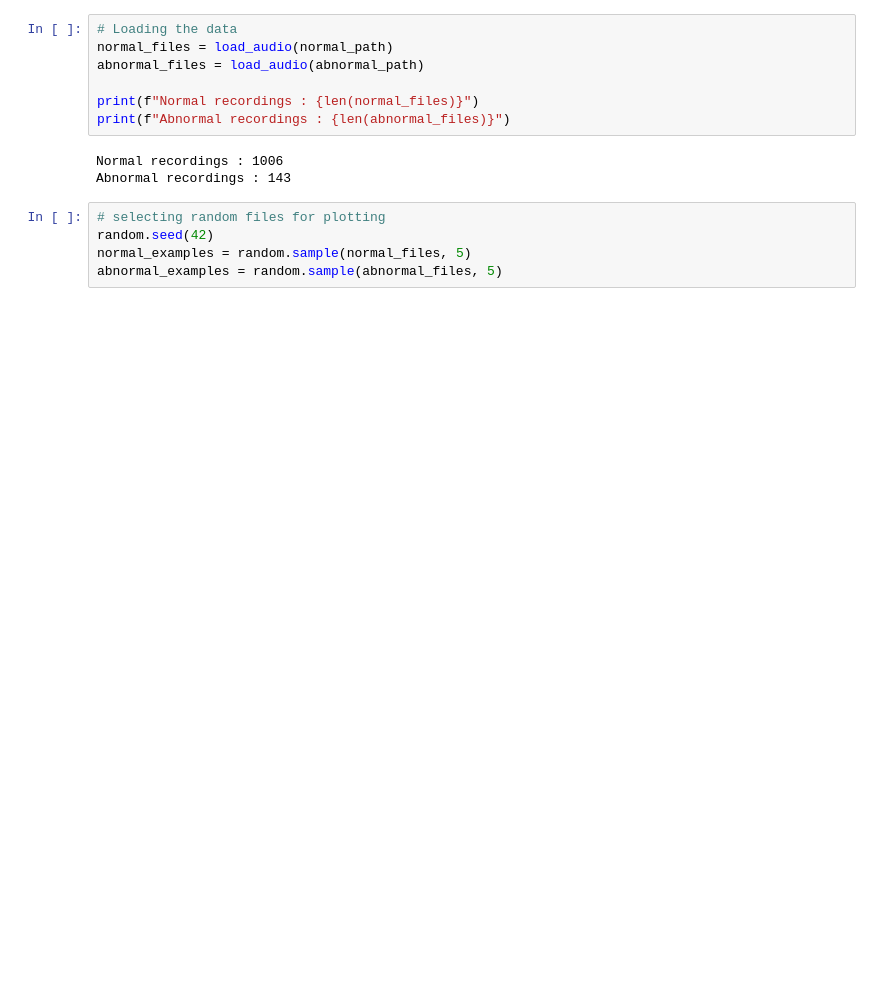
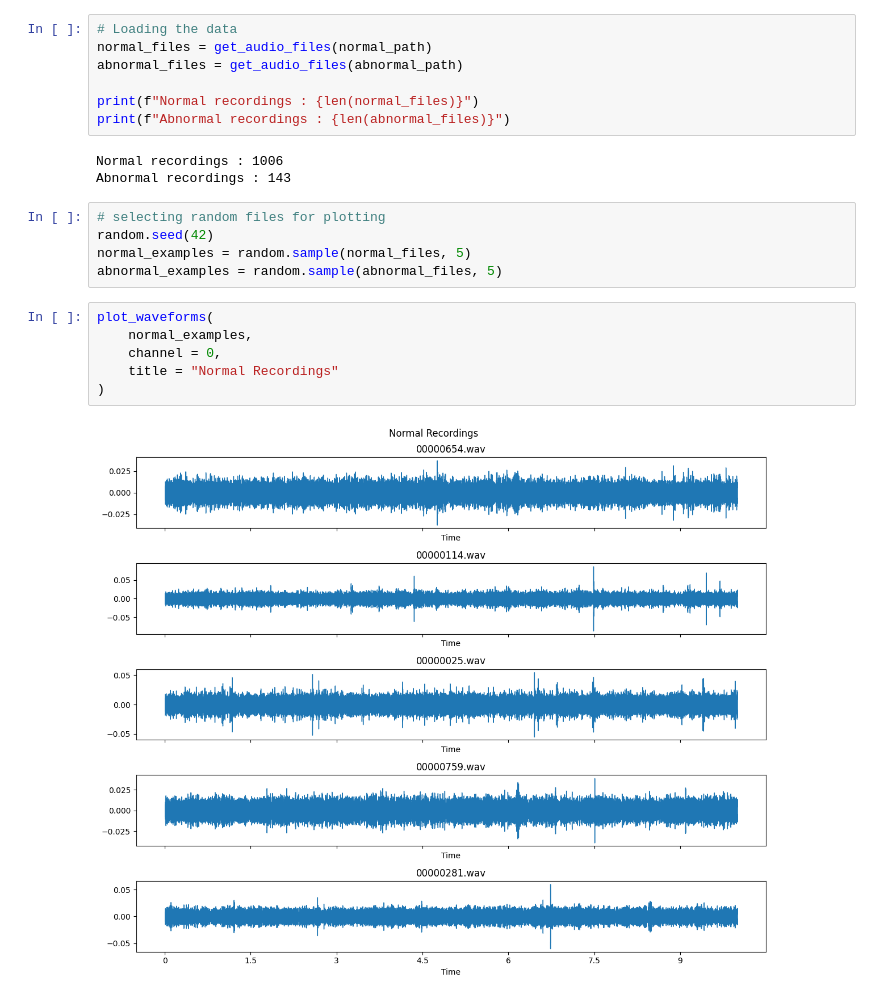
Before and after one commit to Shagun-Thakur/EchoGuard, a Jupyter notebook: notebooks/03_waveform_analysis.ipynb, the cells around one changed output. Cells and saved outputs as stored; diff of their text form; blank space fills up the shorter version.

```diff
--- a/notebooks/03_waveform_analysis.ipynb
+++ b/notebooks/03_waveform_analysis.ipynb
@@ -20,8 +21,8 @@ normal_path = dataset_path/"normal"
 abnormal_path = dataset_path/"abnormal"
 # %%
 # Loading the data
-normal_files = load_audio(normal_path)
-abnormal_files = load_audio(abnormal_path)
+normal_files = get_audio_files(normal_path)
+abnormal_files = get_audio_files(abnormal_path)
 
 print(f"Normal recordings : {len(normal_files)}")
 print(f"Abnormal recordings : {len(abnormal_files)}")
@@ -33,3 +34,11 @@ Abnormal recordings : 143
 random.seed(42)
 normal_examples = random.sample(normal_files, 5)
 abnormal_examples = random.sample(abnormal_files, 5)
+# %%
+plot_waveforms(
+    normal_examples,
+    channel = 0,
+    title = "Normal Recordings"
+)
+# %% [output]
+[figure, added]
```
Also changed, not shown: parts of 5 cells of this notebook, 7 other files.
